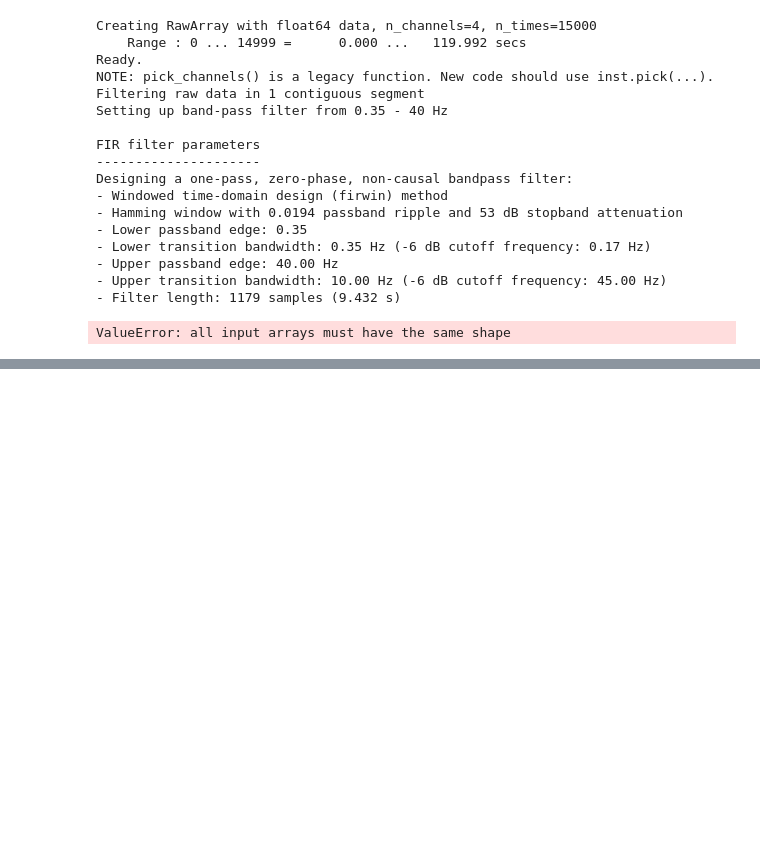
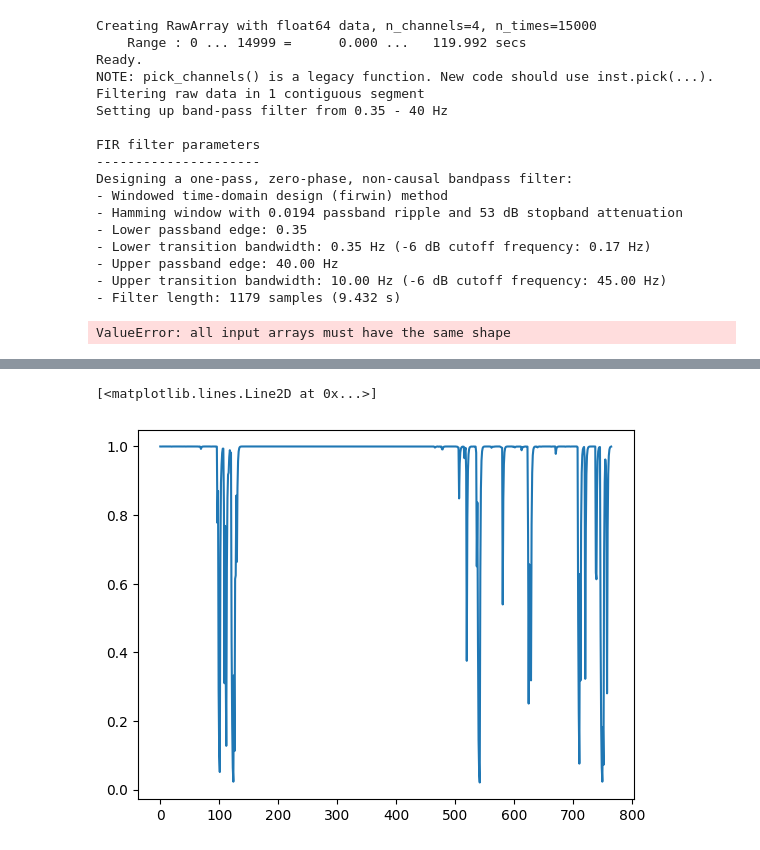
Before and after one commit to surya-ven/lucid-dreaming-core, a Jupyter notebook: test_dl_alertness.ipynb, the cells around one changed output, grey strips where cells are left out. Cells and saved outputs as stored; diff of their text form; code cells hidden in the pictures; blank space fills up the shorter version.

```diff
--- a/test_dl_alertness.ipynb
+++ b/test_dl_alertness.ipynb
@@ -368,0 +690,5 @@ chunks
+# %%
+plt.plot(alertness_hist)
+# %% [output]
+[<matplotlib.lines.Line2D at 0x...>]
+[figure, added]
```
Also changed, not shown: parts of 9 cells of this notebook, 4 other files.
